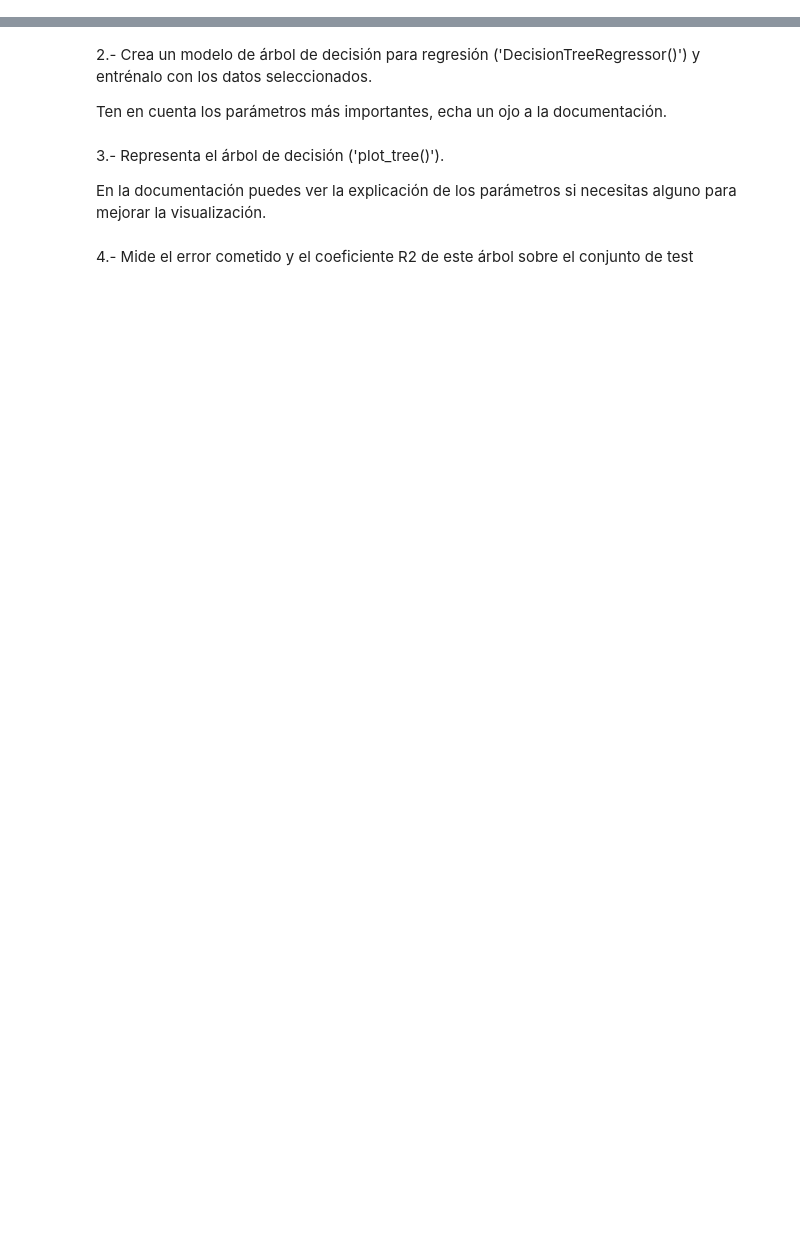
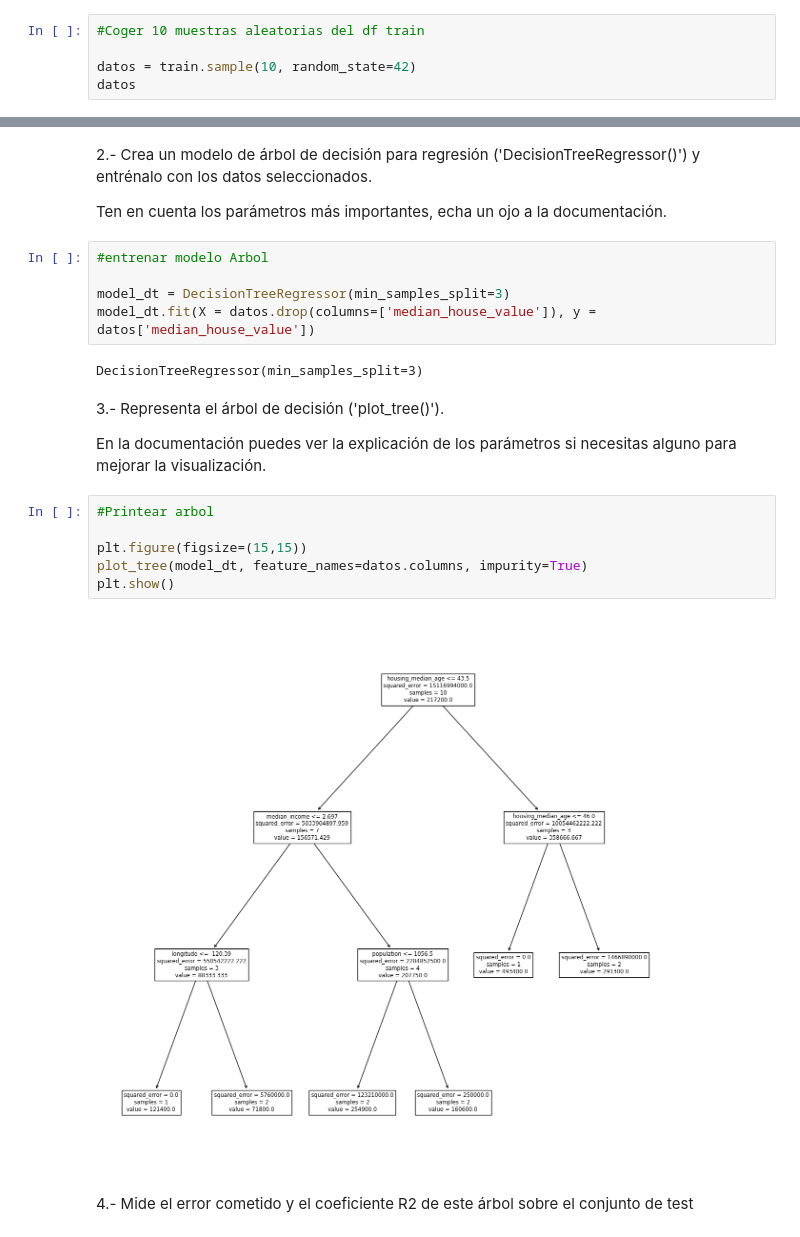
Before and after one commit to Vic263RP/MIA3-Formacion-2023-UV-AI, a Jupyter notebook: B1_HerramientasParaIA/T4_MachineLearning/Clase/Ejercicios_clase.ipynb, the cells around one changed output, grey strips where cells are left out. Drawn from its saved outputs; the diff is of its cells as text; blank space fills up the shorter version.

Commit message:
Ejercicios Decision tree y Random forest hechos

```diff
--- a/B1_HerramientasParaIA/T4_MachineLearning/Clase/Ejercicios_clase.ipynb
+++ b/B1_HerramientasParaIA/T4_MachineLearning/Clase/Ejercicios_clase.ipynb
@@ -191,3 +191,8 @@ RMSE:  {3765541069.952536}
 Vamos a realizar lo mismo pero con un modelo de árbol de decisión
 # %% [markdown]
 1.- Selecciona un número limitado de observaciones para construir un árbol que se pueda visualizar (quédate con entre 5 y 10 muestras)
+# %%
+#Coger 10 muestras aleatorias del df train
+
+datos = train.sample(10, random_state=42)
+datos
@@ -195,9 +212,24 @@ Vamos a realizar lo mismo pero con un modelo de árbol de decisión
 2.- Crea un modelo de árbol de decisión para regresión ('DecisionTreeRegressor()') y entrénalo con los datos seleccionados.
 
 Ten en cuenta los parámetros más importantes, echa un ojo a la documentación.
+# %%
+#entrenar modelo Arbol
+
+model_dt = DecisionTreeRegressor(min_samples_split=3)
+model_dt.fit(X = datos.drop(columns=['median_house_value']), y = datos['median_house_value'])
+# %% [output]
+DecisionTreeRegressor(min_samples_split=3)
 # %% [markdown]
 3.- Representa el árbol de decisión ('plot_tree()').
 
 En la documentación puedes ver la explicación de los parámetros si necesitas alguno para mejorar la visualización.
+# %%
+#Printear arbol
+
+plt.figure(figsize=(15,15))
+plot_tree(model_dt, feature_names=datos.columns, impurity=True)
+plt.show()
+# %% [output]
+[figure, added]
 # %% [markdown]
 4.- Mide el error cometido y el coeficiente R2 de este árbol sobre el conjunto de test
```
Also changed, not shown: parts of 12 cells of this notebook.
